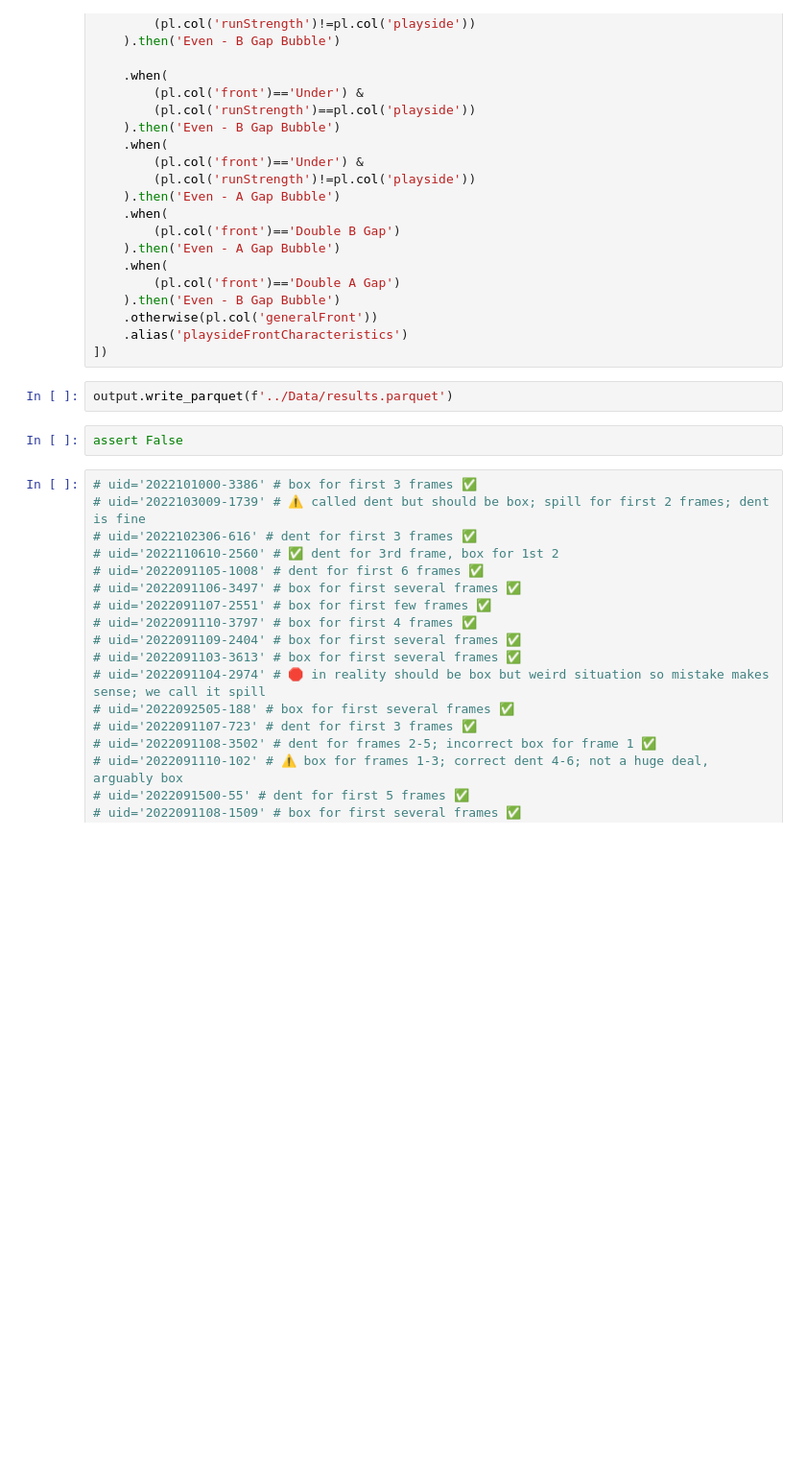
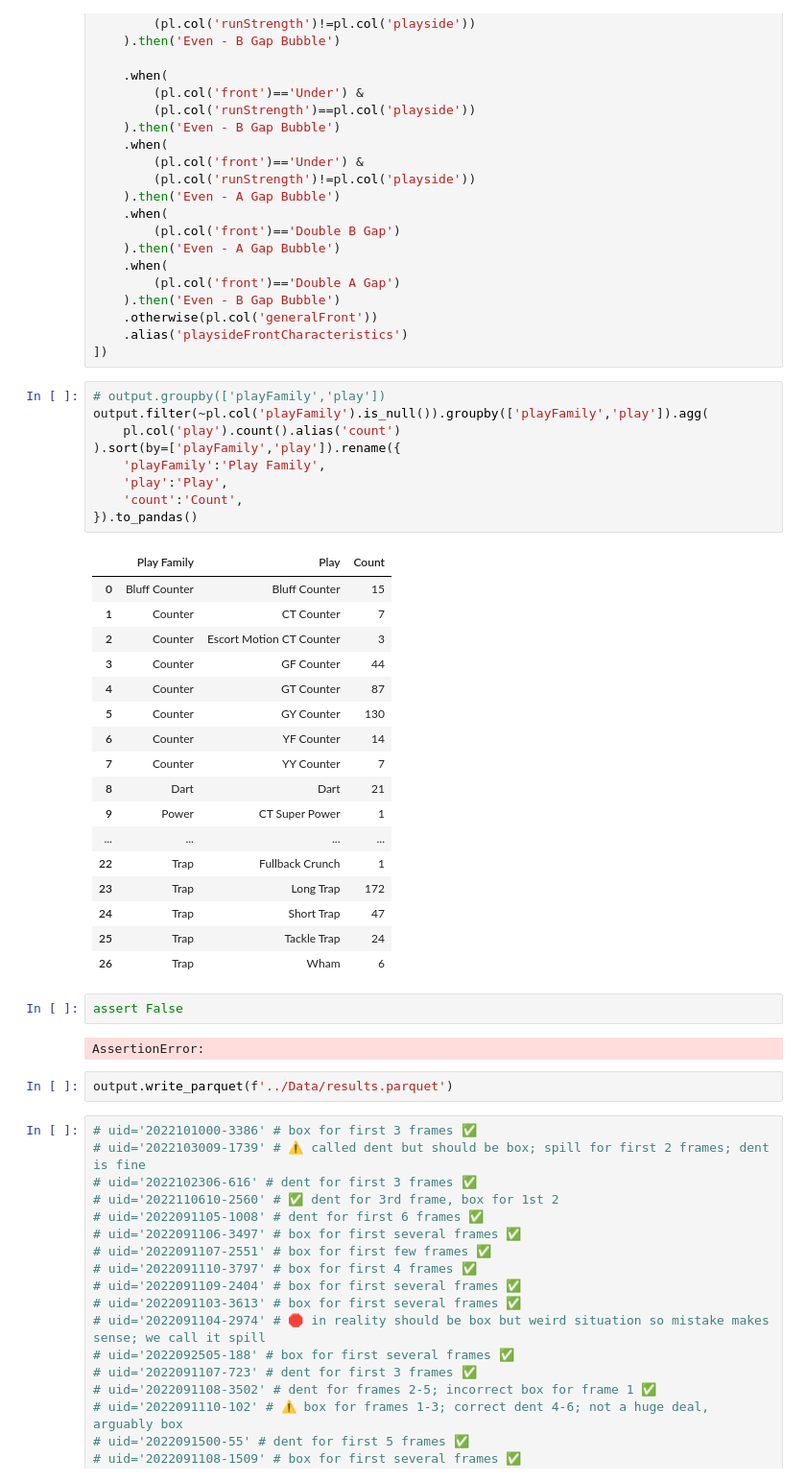
Before and after one commit to BenDavis71/BDB, a Jupyter notebook: BDBFormation/BDBFormation.ipynb, the cells around one changed output. Shown at 96% size. Cells and saved outputs as stored; diff of their text form; blank space fills up the shorter version.

Commit message:
Add play count viz

```diff
--- a/BDBFormation/BDBFormation.ipynb
+++ b/BDBFormation/BDBFormation.ipynb
@@ -5901,10 +5901,39 @@ output = output.with_columns([
     .otherwise(pl.col('generalFront'))
     .alias('playsideFrontCharacteristics')
 ])
+# %%
+# output.groupby(['playFamily','play'])
+output.filter(~pl.col('playFamily').is_null()).groupby(['playFamily','play']).agg(
+    pl.col('play').count().alias('count')
+).sort(by=['playFamily','play']).rename({
+    'playFamily':'Play Family',
+    'play':'Play',
+    'count':'Count',
+}).to_pandas()
+# %% [output]
+|  | Play Family | Play | Count |
+| 0 | Bluff Counter | Bluff Counter | 15 |
+| 1 | Counter | CT Counter | 7 |
+| 2 | Counter | Escort Motion CT Counter | 3 |
+| 3 | Counter | GF Counter | 44 |
+| 4 | Counter | GT Counter | 87 |
+| 5 | Counter | GY Counter | 130 |
+| 6 | Counter | YF Counter | 14 |
+| 7 | Counter | YY Counter | 7 |
+| 8 | Dart | Dart | 21 |
+| 9 | Power | CT Super Power | 1 |
+| ... | ... | ... | ... |
+| 22 | Trap | Fullback Crunch | 1 |
+| 23 | Trap | Long Trap | 172 |
+| 24 | Trap | Short Trap | 47 |
+| 25 | Trap | Tackle Trap | 24 |
+| 26 | Trap | Wham | 6 |
+# %%
+assert False
+# %% [output]
+AssertionError:
 # %%
 output.write_parquet(f'../Data/results.parquet')
-# %%
-assert False
 # %%
 # uid='2022101000-3386' # box for first 3 frames ✅
 # uid='2022103009-1739' # ⚠️ called dent but should be box; spill for first 2 frames; dent is fine
```
Also changed, not shown: parts of 5 cells of this notebook.
